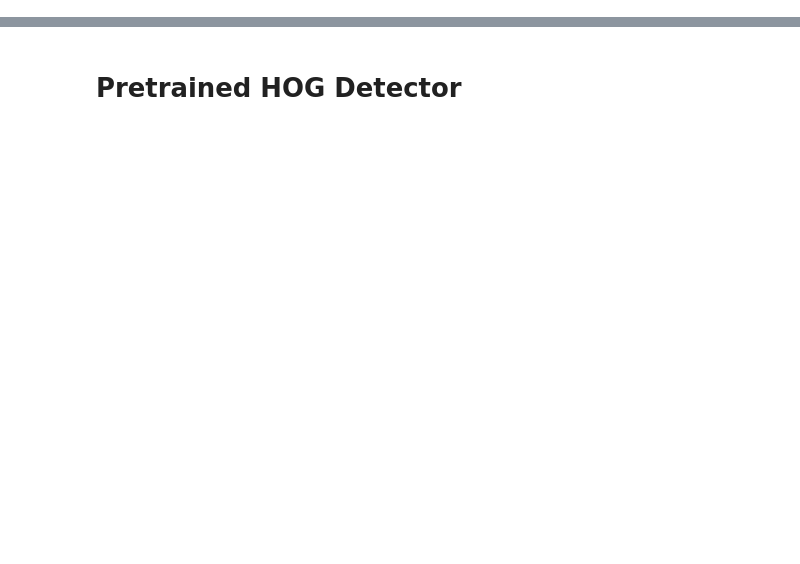
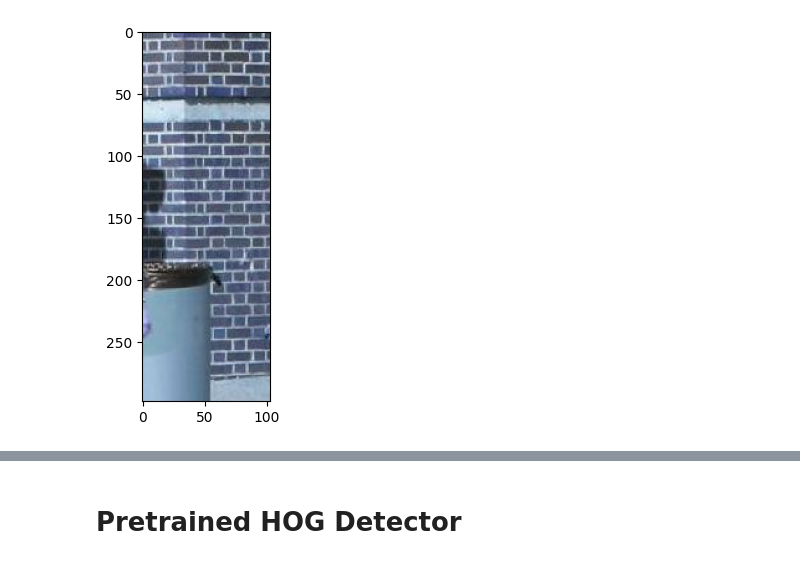
Before and after one commit to aditi184/PedestrianDetection, a Jupyter notebook: notebook.ipynb, the cells around one changed output, grey strips where cells are left out. Drawn from its saved outputs; the diff is of its cells as text; code cells hidden in the pictures; blank space fills up the shorter version.

```diff
--- a/notebook.ipynb
+++ b/notebook.ipynb
@@ -0,0 +8,6 @@
+# %%
+train_json = json.loads(open("./PennFudanPed/PennFudanPed_train.json",'r').read())
+val_json = json.loads(open("./PennFudanPed/PennFudanPed_val.json",'r').read())
+# %%
+df1 = pd.json_normalize(train_json["annotations"])
+df1
@@ -0,0 +62,4 @@
+# %%
+def get_patch(image, bb, gray = False):
+    x, y, w, h = int(bb[0]), int(bb[1]), int(bb[2]), int(bb[3]) # w is along x (right), h is along y (down)
+    return image[y:y+h+1, x:x+w+1] if gray == True else image[y:y+h+1, x:x+w+1, :]
@@ -0,0 +80,6 @@
+# %%
+patch = get_patch(img, bboxes[1])
+plt.imshow(patch)
+plt.show()
+# %% [output]
+[figure, added]
```
Also changed, not shown: parts of 49 cells of this notebook, 2 other files.
